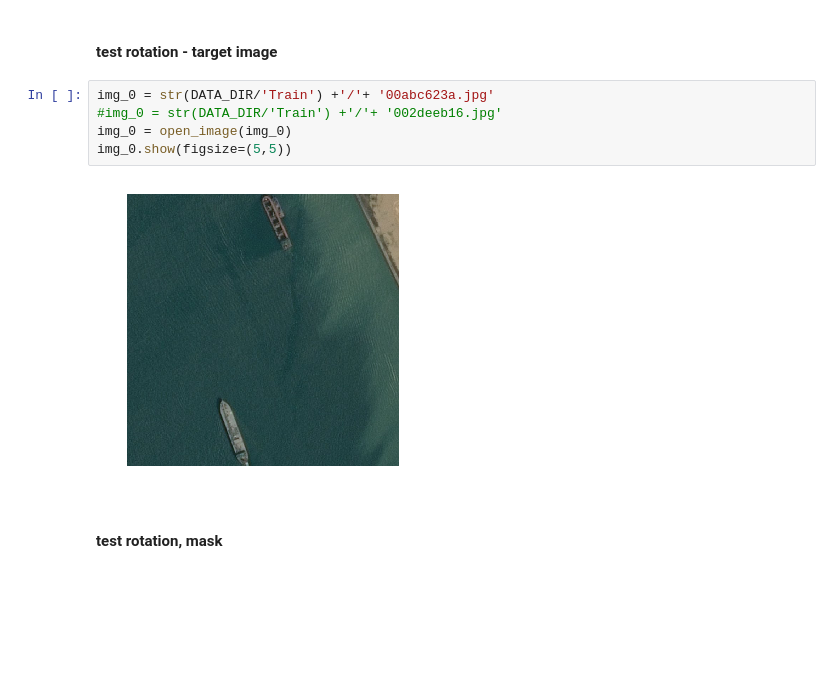
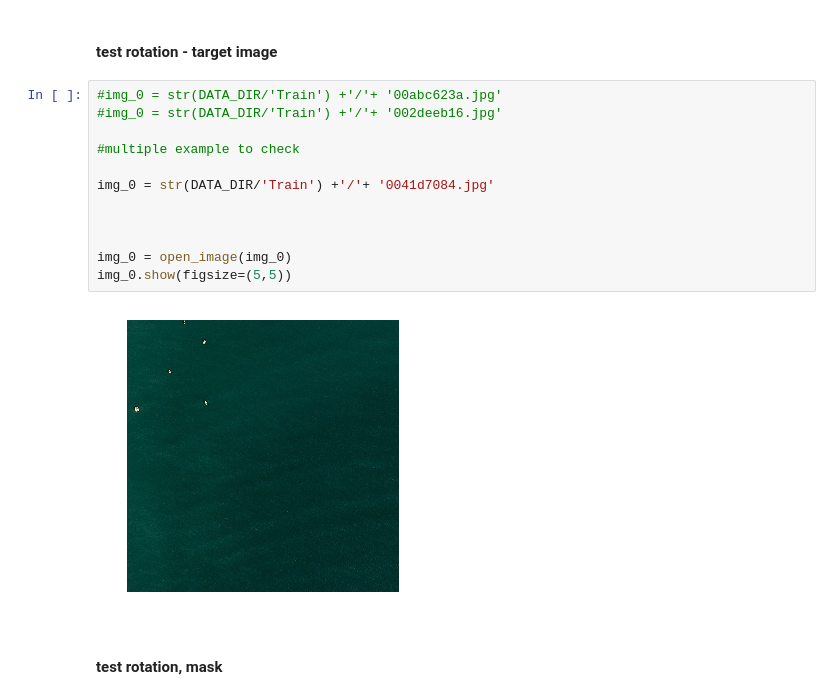
Before and after one commit to lukemckinstry/fastai-projects, a Jupyter notebook: ships.ipynb, the cells around one changed output. Cells and saved outputs as stored; diff of their text form; blank space fills up the shorter version.

```diff
--- a/ships.ipynb
+++ b/ships.ipynb
@@ -174,12 +178,19 @@ img.show(figsize=(5,5))
 # %% [markdown]
 #### test rotation - target image
 # %%
-img_0 = str(DATA_DIR/'Train') +'/'+ '00abc623a.jpg'
+#img_0 = str(DATA_DIR/'Train') +'/'+ '00abc623a.jpg'
 #img_0 = str(DATA_DIR/'Train') +'/'+ '002deeb16.jpg'
+
+#multiple example to check
+
+img_0 = str(DATA_DIR/'Train') +'/'+ '0041d7084.jpg'
+
+
+
 img_0 = open_image(img_0)
 img_0.show(figsize=(5,5))
 # %% [output]
-[figure, old version]
+[figure, new version]
 # %% [markdown]
 #### test rotation, mask
 # %%
```
Also changed, not shown: parts of 15 cells of this notebook.
